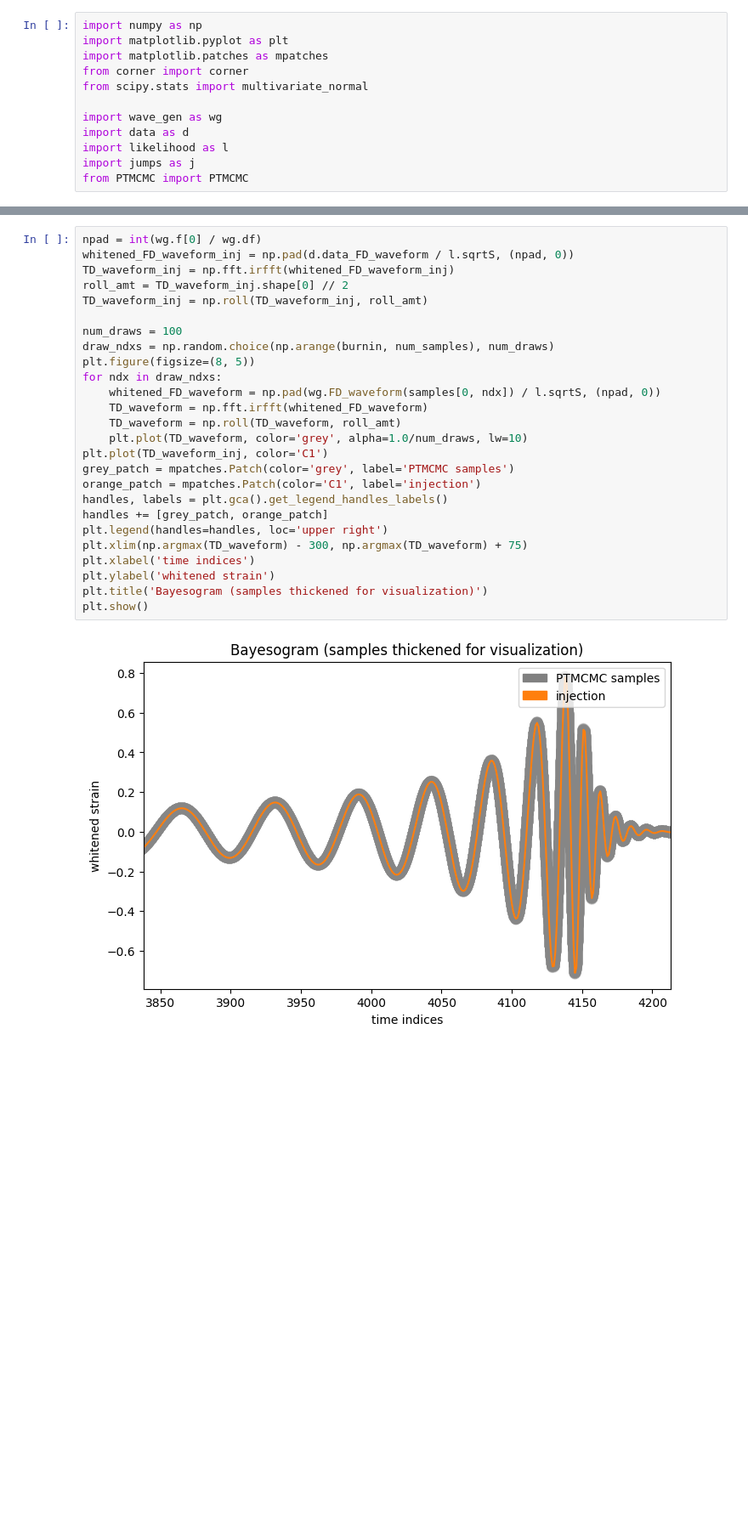
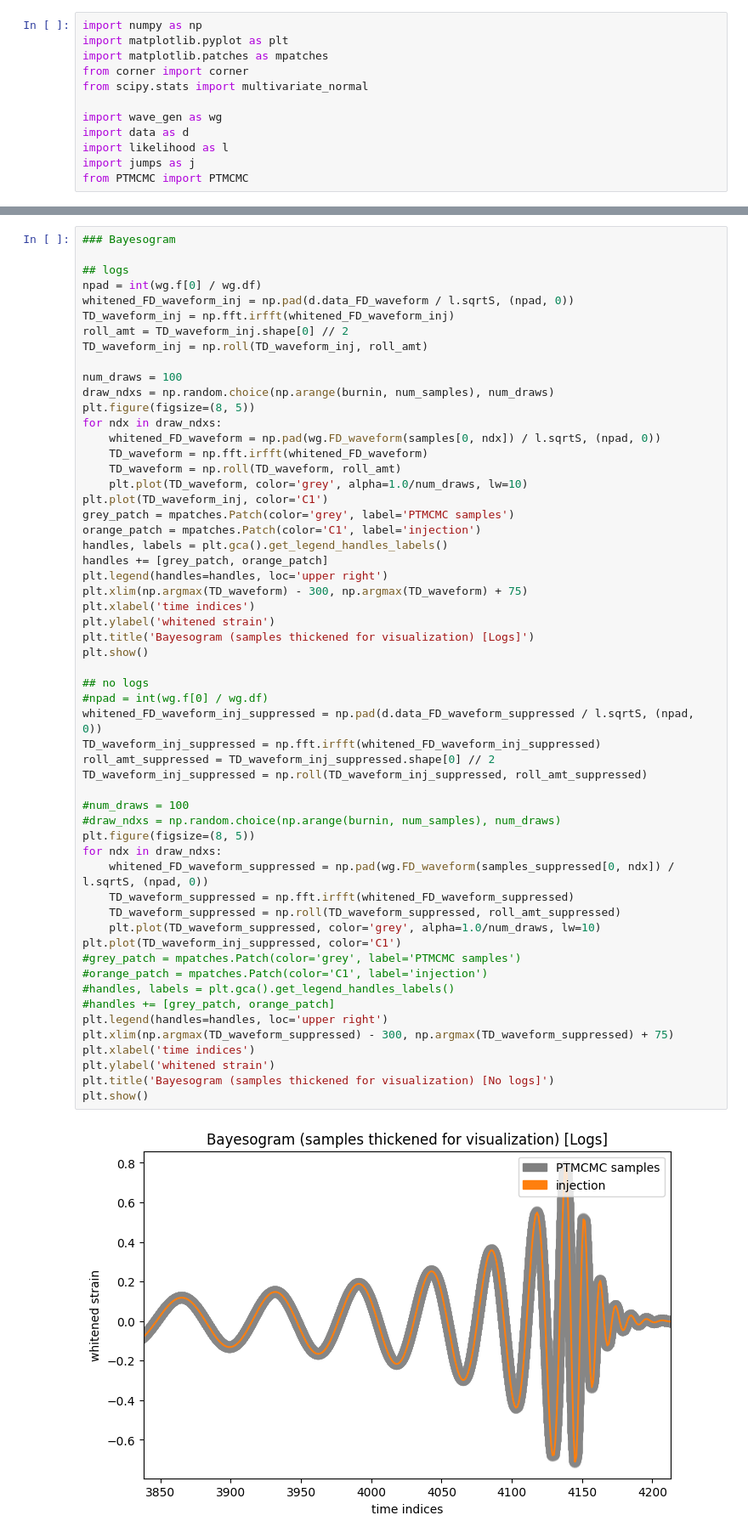
Before and after one commit to jimmy-gw/GWTails_ParameterEstimation, a Jupyter notebook: LOGSvsNOLOGS.ipynb, the cells around one changed output, grey strips where cells are left out. Shown at 85% size. Drawn from its saved outputs; the diff is of its cells as text; blank space fills up the shorter version.

```diff
--- a/LOGSvsNOLOGS.ipynb
+++ b/LOGSvsNOLOGS.ipynb
@@ -195,28 +259,58 @@ plt.show()
 # %%
+### Bayesogram
+
+## logs
 npad = int(wg.f[0] / wg.df)
 whitened_FD_waveform_inj = np.pad(d.data_FD_waveform / l.sqrtS, (npad, 0))
 TD_waveform_inj = np.fft.irfft(whitened_FD_waveform_inj)
 roll_amt = TD_waveform_inj.shape[0] // 2
 TD_waveform_inj = np.roll(TD_waveform_inj, roll_amt)
 
 num_draws = 100
 draw_ndxs = np.random.choice(np.arange(burnin, num_samples), num_draws)
 plt.figure(figsize=(8, 5))
 for ndx in draw_ndxs:
     whitened_FD_waveform = np.pad(wg.FD_waveform(samples[0, ndx]) / l.sqrtS, (npad, 0))
     TD_waveform = np.fft.irfft(whitened_FD_waveform)
     TD_waveform = np.roll(TD_waveform, roll_amt)
     plt.plot(TD_waveform, color='grey', alpha=1.0/num_draws, lw=10)
 plt.plot(TD_waveform_inj, color='C1')
 grey_patch = mpatches.Patch(color='grey', label='PTMCMC samples')
 orange_patch = mpatches.Patch(color='C1', label='injection')
 handles, labels = plt.gca().get_legend_handles_labels()
 handles += [grey_patch, orange_patch]
 plt.legend(handles=handles, loc='upper right')
 plt.xlim(np.argmax(TD_waveform) - 300, np.argmax(TD_waveform) + 75)
 plt.xlabel('time indices')
 plt.ylabel('whitened strain')
-plt.title('Bayesogram (samples thickened for visualization)')
+plt.title('Bayesogram (samples thickened for visualization) [Logs]')
 plt.show()
+
+## no logs
+#npad = int(wg.f[0] / wg.df)
+whitened_FD_waveform_inj_suppressed = np.pad(d.data_FD_waveform_suppressed / l.sqrtS, (npad, 0))
+TD_waveform_inj_suppressed = np.fft.irfft(whitened_FD_waveform_inj_suppressed)
+roll_amt_suppressed = TD_waveform_inj_suppressed.shape[0] // 2
+TD_waveform_inj_suppressed = np.roll(TD_waveform_inj_suppressed, roll_amt_suppressed)
+
+#num_draws = 100
+#draw_ndxs = np.random.choice(np.arange(burnin, num_samples), num_draws)
+plt.figure(figsize=(8, 5))
+for ndx in draw_ndxs:
+    whitened_FD_waveform_suppressed = np.pad(wg.FD_waveform(samples_suppressed[0, ndx]) / l.sqrtS, (npad, 0))
+    TD_waveform_suppressed = np.fft.irfft(whitened_FD_waveform_suppressed)
+    TD_waveform_suppressed = np.roll(TD_waveform_suppressed, roll_amt_suppressed)
+    plt.plot(TD_waveform_suppressed, color='grey', alpha=1.0/num_draws, lw=10)
+plt.plot(TD_waveform_inj_suppressed, color='C1')
+#grey_patch = mpatches.Patch(color='grey', label='PTMCMC samples')
+#orange_patch = mpatches.Patch(color='C1', label='injection')
+#handles, labels = plt.gca().get_legend_handles_labels()
+#handles += [grey_patch, orange_patch]
+plt.legend(handles=handles, loc='upper right')
+plt.xlim(np.argmax(TD_waveform_suppressed) - 300, np.argmax(TD_waveform_suppressed) + 75)
+plt.xlabel('time indices')
+plt.ylabel('whitened strain')
+plt.title('Bayesogram (samples thickened for visualization) [No logs]')
+plt.show()
 # %% [output]
-[figure, old version]
+[figure, new version]
```
Also changed, not shown: parts of 9 cells of this notebook, 3 other files.
